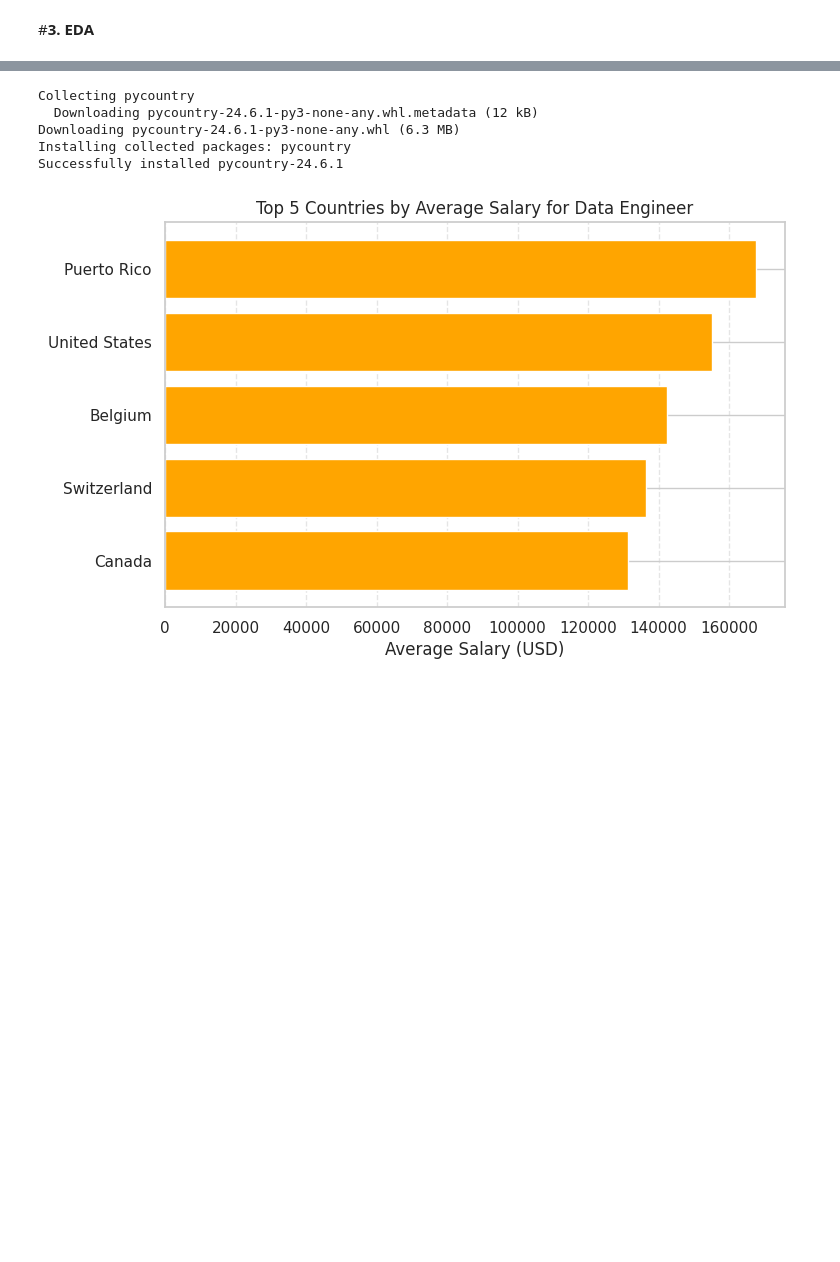
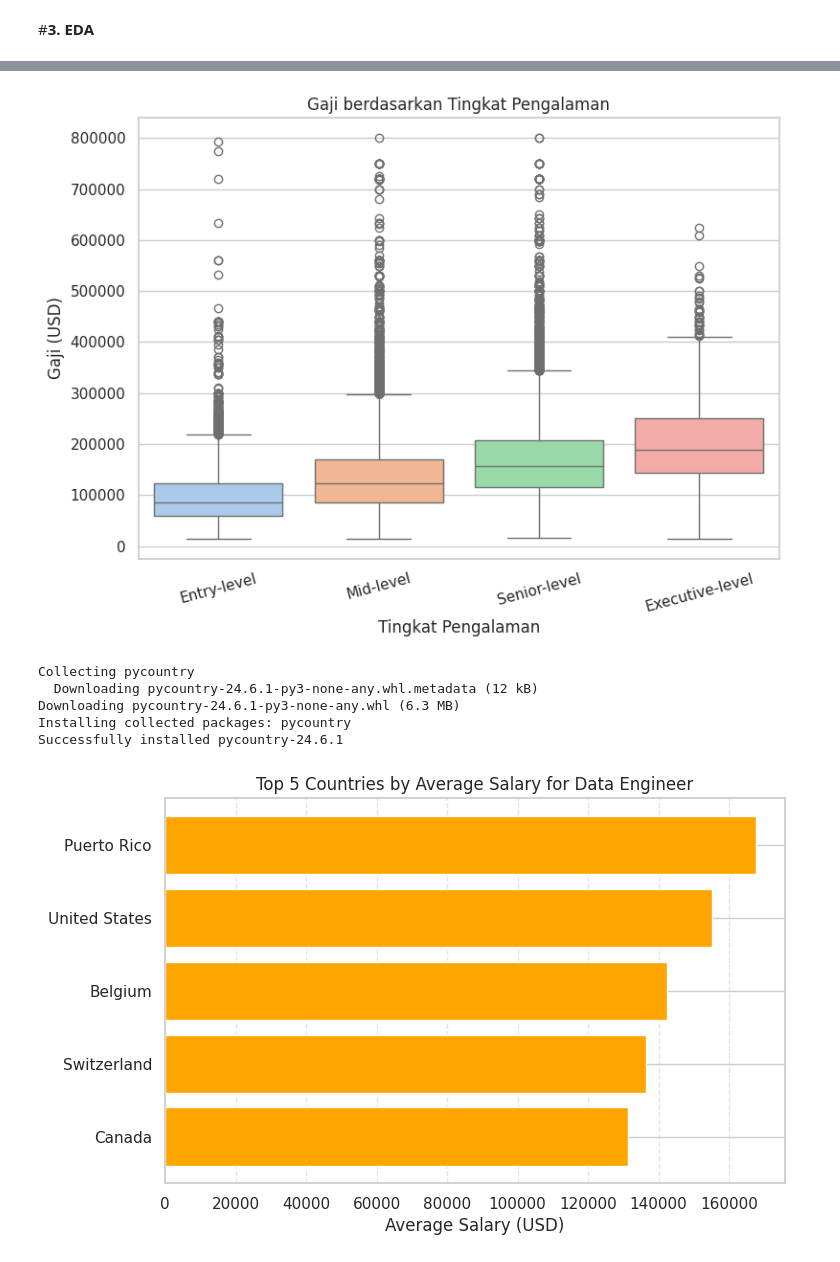
Before and after one commit to fathanzys/Data, a Jupyter notebook: uas_DataMining.ipynb, the cells around one changed output, grey strips where cells are left out. Saved outputs shown, nothing was run; the diff lists cells and outputs as text; code cells hidden in the pictures; blank space fills up the shorter version.

```diff
--- a/uas_DataMining.ipynb
+++ b/uas_DataMining.ipynb
@@ -116,3 +114,26 @@ plt.show()
+# %%
+from pandas.api.types import CategoricalDtype
+
+# Tentukan urutan logis kategori
+ordered_experience = CategoricalDtype(
+    categories=['Entry-level', 'Mid-level', 'Senior-level', 'Executive-level'],
+    ordered=True
+)
+
+# Terapkan tipe kategori terurut ke kolom
+df['experience_level_full'] = df['experience_level_full'].astype(ordered_experience)
+
+# Visualisasi ulang
+plt.figure(figsize=(8,6))
+sns.boxplot(x='experience_level_full', y='salary_in_usd', data=df, palette='pastel')
+plt.title("Gaji berdasarkan Tingkat Pengalaman")
+plt.xlabel("Tingkat Pengalaman")
+plt.ylabel("Gaji (USD)")
+plt.xticks(rotation=15)
+plt.tight_layout()
+plt.show()
+# %% [output]
+[figure, added]
 # %%
 !pip install pycountry
 # %% [output]
```
Also changed, not shown: parts of 16 cells of this notebook.
